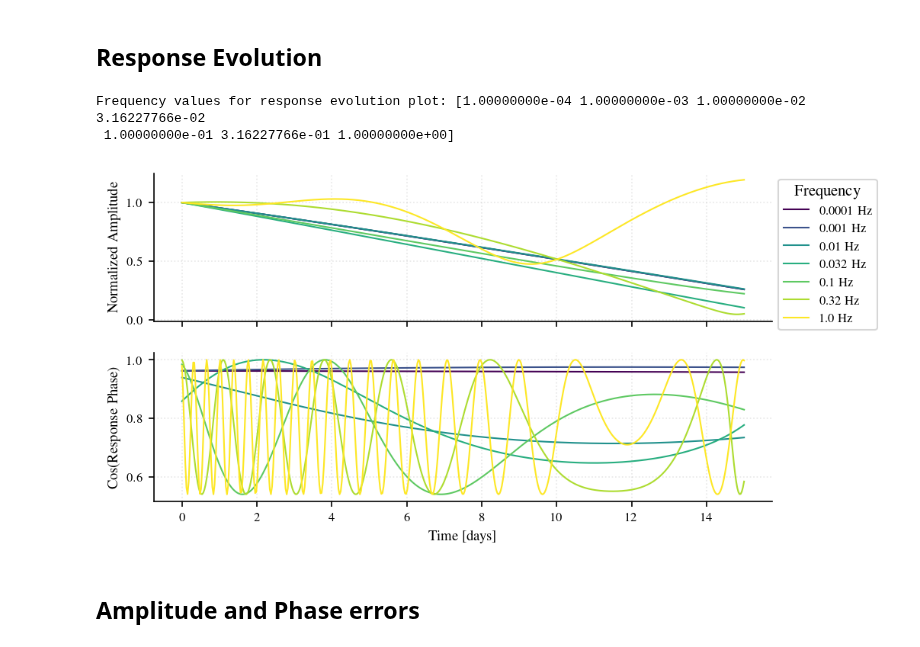
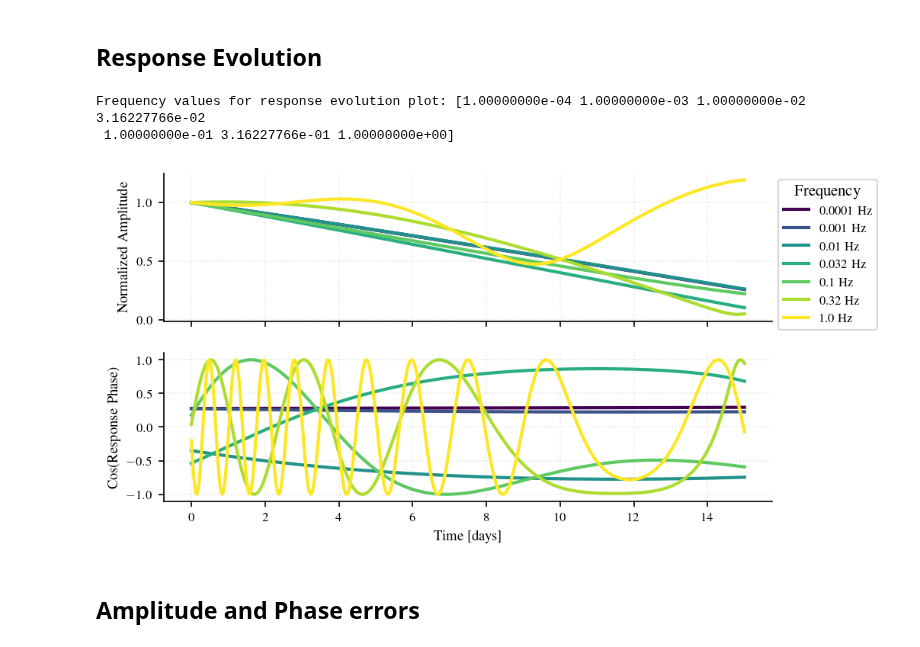
Before and after one commit to lorenzsp/ResponseRequirements, a Jupyter notebook: PaperPlots.ipynb, the cells around one changed output. Cells and saved outputs as stored; diff of their text form; code cells hidden in the pictures.

Commit message:
new reproducibility plots

```diff
--- a/PaperPlots.ipynb
+++ b/PaperPlots.ipynb
@@ -374,38 +422,40 @@ fig, (ax_amp, ax_phase) = plt.subplots(
 
 t_days = array_ltts_ / 86400.0
 freq_vals = np.asarray(f_)
 
 if np.all(freq_vals > 0):
     norm = mcolors.LogNorm(vmin=freq_vals.min(), vmax=freq_vals.max())
     cbar_label = "Frequency [Hz]"
 else:
     norm = mcolors.Normalize(vmin=freq_vals.min(), vmax=freq_vals.max())
     cbar_label = "Frequency"
 
 cmap = plt.cm.viridis
+colors = [cmap(norm(fi)) for fi in freq_vals]
+# colors = WONG_COLORS[:len(freq_vals)]  # Override with Wong palette for better visibility
 
-for i, fi in enumerate(freq_vals):
-    color = cmap(norm(fi))
-    ax_amp.plot(t_days, amp_map_[i]/amp_map_[i][0], color=color, lw=1, label=f"{fi:.2} Hz")
-    ax_phase.plot(t_days, np.cos(phase_map_[i]), color=color, lw=1)
+for i, (fi, color) in enumerate(zip(freq_vals, colors)):
+    ax_amp.plot(t_days, amp_map_[i]/amp_map_[i][0], color=color, lw=2, label=f"{fi:.2} Hz", alpha=1.)
+    ax_phase.plot(t_days, phase_map_[i], color=color, lw=2)
+    # ax_phase.plot(t_days, np.cos(np.arccos(phase_map_[i])+np.random.normal(0, 1e-2, len(t_days))), color=color, lw=1)
 
 ax_amp.set_ylabel("Normalized Amplitude")
 # ax_amp.set_title("Response amplitude evolution")
 ax_amp.legend(title="Frequency", bbox_to_anchor=(1.00, 1), loc='upper left', title_fontsize=10)
 
 ax_phase.set_ylabel(r"Cos(Response Phase)")
 ax_phase.set_xlabel("Time [days]")
 # ax_phase.set_title("Response phase evolution")
 
 sm = plt.cm.ScalarMappable(cmap=cmap, norm=norm)
 sm.set_array([])
 
 plt.tight_layout()
 plt.savefig("paper_plots/response_amplitude_phase_evolution.png", dpi=300)
 # %% [output]
 Frequency values for response evolution plot: [1.00000000e-04 1.00000000e-03 1.00000000e-02 3.16227766e-02
  1.00000000e-01 3.16227766e-01 1.00000000e+00]
-[figure, old version]
+[figure, new version]
 # %% [markdown]
 ## Amplitude and Phase errors
 # %%
```
Also changed, not shown: parts of 12 cells of this notebook, 24 other files.
